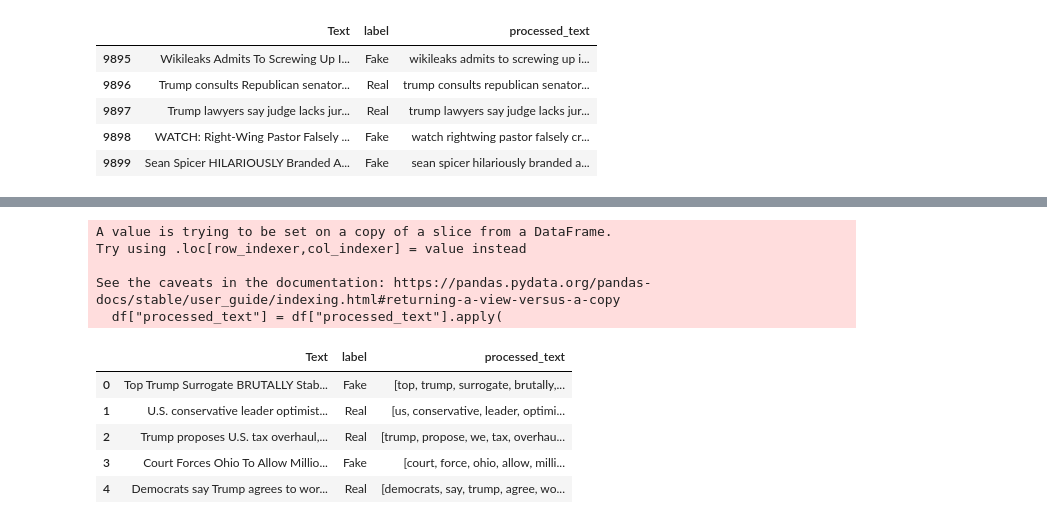
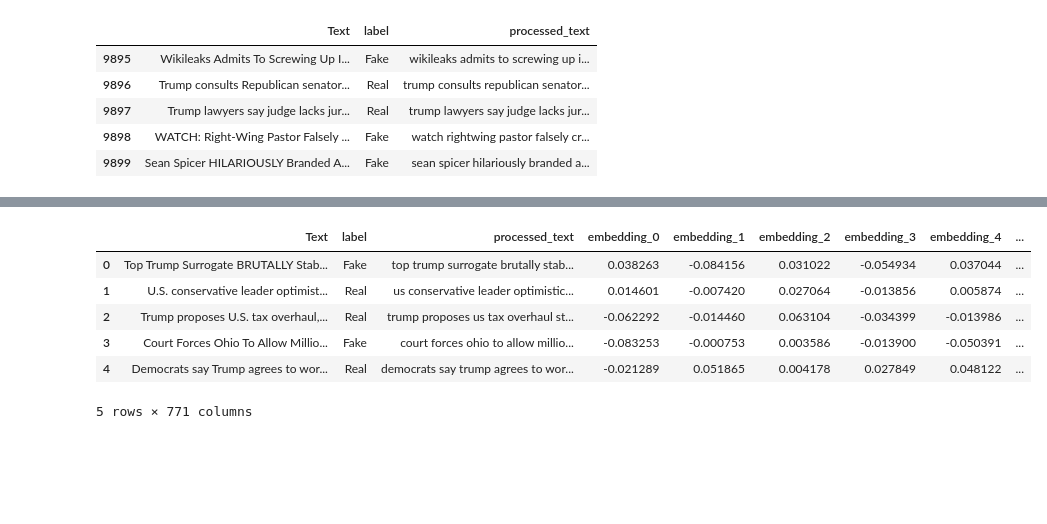
Before and after one commit to ahadaso042/Fake-New-Detection-System, a Jupyter notebook: CourseProject.ipynb, the cells around one changed output, grey strips where cells are left out. Cells and saved outputs as stored; diff of their text form; code cells hidden in the pictures; blank space fills up the shorter version.

```diff
--- a/CourseProject.ipynb
+++ b/CourseProject.ipynb
@@ -186,10 +173,0 @@ See the caveats in the documentation: https://pandas.pydata.org/pandas-docs/stab
-# %%
-# stopwords removal
-from nltk.corpus import stopwords
-nltk.download('stopwords')
-stop_words = set(stopwords.words('english'))
-
-df['processed_text'] = df['processed_text'].apply(
-    lambda tokens: [word for word in tokens if word not in stop_words])
-
-df.head()
@@ -210,24 +174,31 @@ See the caveats in the documentation: https://pandas.pydata.org/pandas-docs/stab
-# %%
-#lemmatization
-
-# we chose lemmatization over stemming as the processing time was worth the wait for higher accuracy a
-
-nlp = spacy.load("en_core_web_sm")
-
-df["processed_text"] = df["processed_text"].apply(
-    lambda tokens: [token.lemma_ for token in nlp(" ".join(tokens))]
-)
-
-df.head()
-# %% [output]
-A value is trying to be set on a copy of a slice from a DataFrame.
-Try using .loc[row_indexer,col_indexer] = value instead
-
-See the caveats in the documentation: https://pandas.pydata.org/pandas-docs/stable/user_guide/indexing.html#returning-a-view-versus-a-copy
-  df["processed_text"] = df["processed_text"].apply(
-|  | Text | label | processed_text |
-| 0 | Top Trump Surrogate BRUTALLY Stab... | Fake | [top, trump, surrogate, brutally,... |
-| 1 | U.S. conservative leader optimist... | Real | [us, conservative, leader, optimi... |
-| 2 | Trump proposes U.S. tax overhaul,... | Real | [trump, propose, we, tax, overhau... |
-| 3 | Court Forces Ohio To Allow Millio... | Fake | [court, force, ohio, allow, milli... |
-| 4 | Democrats say Trump agrees to wor... | Real | [democrats, say, trump, agree, wo... |
+# %%
+from sentence_transformers import SentenceTransformer
+
+# Load a pre-trained sentence embedding model
+model = SentenceTransformer('all-MiniLM-L6-v2')
+
+# Convert text column to a list
+texts = df['processed_text'].tolist()
+
+# Encode text into embeddings
+embeddings = model.encode(texts, show_progress_bar=True)
+# %%
+import numpy as np
+
+# Convert embeddings to DataFrame
+embedding_df = pd.DataFrame(embeddings, columns=[f'embedding_{i}' for i in range(embeddings.shape[1])])
+
+# Reset indices and merge
+df = df.reset_index(drop=True)
+embedding_df = embedding_df.reset_index(drop=True)
+df = pd.concat([df, embedding_df], axis=1)
+
+df.head()
+# %% [output]
+|  | Text | label | processed_text | embedding_0 | embedding_1 | embedding_2 | embedding_3 | embedding_4 | ... |
+| 0 | Top Trump Surrogate BRUTALLY Stab... | Fake | top trump surrogate brutally stab... | 0.038263 | -0.084156 | 0.031022 | -0.054934 | 0.037044 | ... |
+| 1 | U.S. conservative leader optimist... | Real | us conservative leader optimistic... | 0.014601 | -0.007420 | 0.027064 | -0.013856 | 0.005874 | ... |
+| 2 | Trump proposes U.S. tax overhaul,... | Real | trump proposes us tax overhaul st... | -0.062292 | -0.014460 | 0.063104 | -0.034399 | -0.013986 | ... |
+| 3 | Court Forces Ohio To Allow Millio... | Fake | court forces ohio to allow millio... | -0.083253 | -0.000753 | 0.003586 | -0.013900 | -0.050391 | ... |
+| 4 | Democrats say Trump agrees to wor... | Real | democrats say trump agrees to wor... | -0.021289 | 0.051865 | 0.004178 | 0.027849 | 0.048122 | ... |
+5 rows × 771 columns
```
Also changed, not shown: parts of 4 cells of this notebook.
